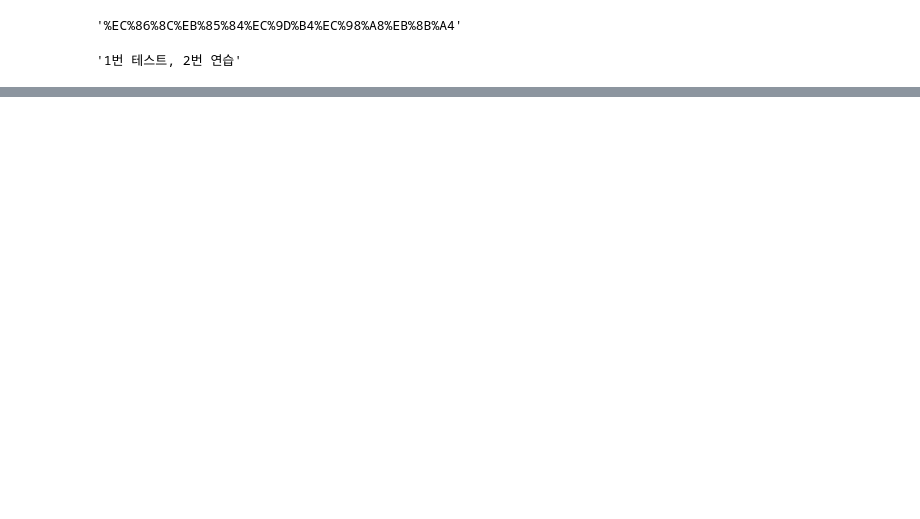
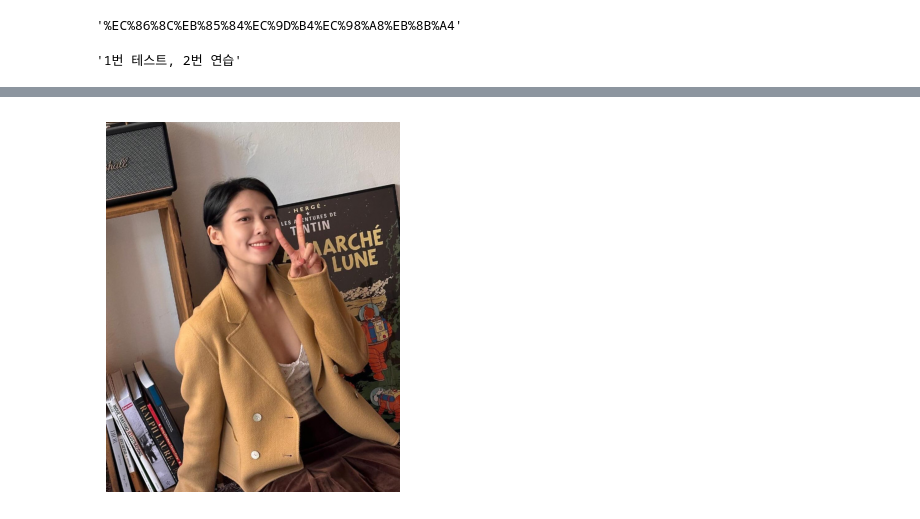
Before and after one commit to shared-repo/human-da, a Jupyter notebook: workspace/python-basic/example-02.ipynb, the cells around one changed output, grey strips where cells are left out. Drawn from its saved outputs; the diff is of its cells as text; code cells hidden in the pictures; blank space fills up the shorter version.

```diff
--- a/workspace/python-basic/example-02.ipynb
+++ b/workspace/python-basic/example-02.ipynb
@@ -43,3 +51,5 @@ urllib.parse.quote("소년이온다")
 '1번 {0}, 2번 {1}'.format('테스트', '연습')
 # %% [output]
 '1번 테스트, 2번 연습'
+# %%
+text_response = response_body.decode('utf-8')
@@ -45,0 +60,14 @@ urllib.parse.quote("소년이온다")
+# %%
+# json str -> dict
+import json
+
+dict_response = json.loads(text_response)
+
+print( type( dict_response ) )
+# print( dict_response )
+
+print ( type( dict_response['items'] ) )
+# for item in dict_response['items']:
+for idx, item in enumerate(dict_response['items']):
+    # print(type(item))
+    print("{0}. {1}".format(idx + 1, item['title']))
@@ -45,0 +158,7 @@ urllib.parse.quote("소년이온다")
+# %%
+# json str -> dict
+import json
+
+text_response = response_body.decode('utf-8')
+dict_response = json.loads(text_response)
+dict_response
@@ -45,0 +210,3 @@ urllib.parse.quote("소년이온다")
+# %%
+df_documents = pd.DataFrame(dict_response['documents'])
+df_documents['image_url']
@@ -45,0 +233,16 @@ urllib.parse.quote("소년이온다")
+# %%
+import matplotlib.pyplot as plt
+from PIL import Image # 이미지 처리 모듈 + 클래스
+from io import BytesIO # 메모리의 데이터를 파일처럼 사용하는 도구
+import requests # urllib.request와 비슷한 기능을 수행하는 다른 모듈
+
+response = requests.get(df_documents['image_url'][1])
+if response.status_code == 200:
+    image = Image.open(BytesIO(response.content))
+    plt.imshow(image)
+    plt.axis('off')
+    plt.show()
+else:
+    print("error " + response.status_code)
+# %% [output]
+[figure, added]
```
Also changed, not shown: parts of 18 cells of this notebook, 1 other file.
